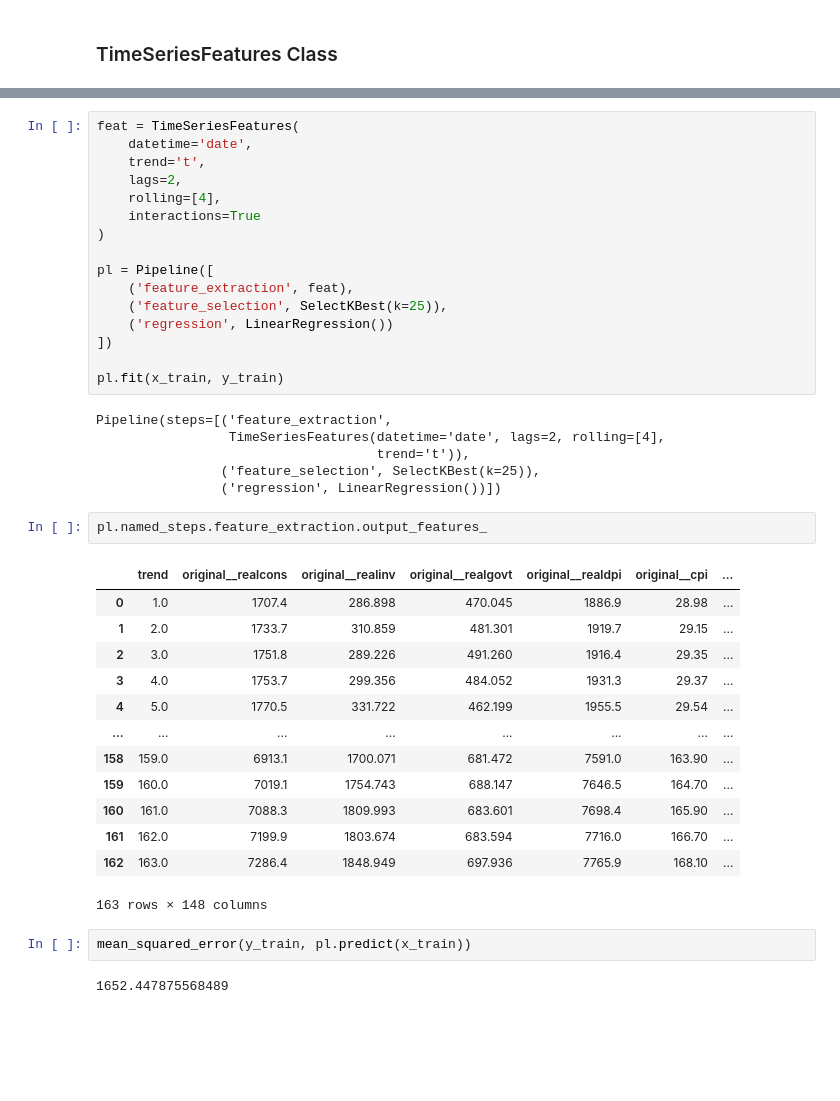
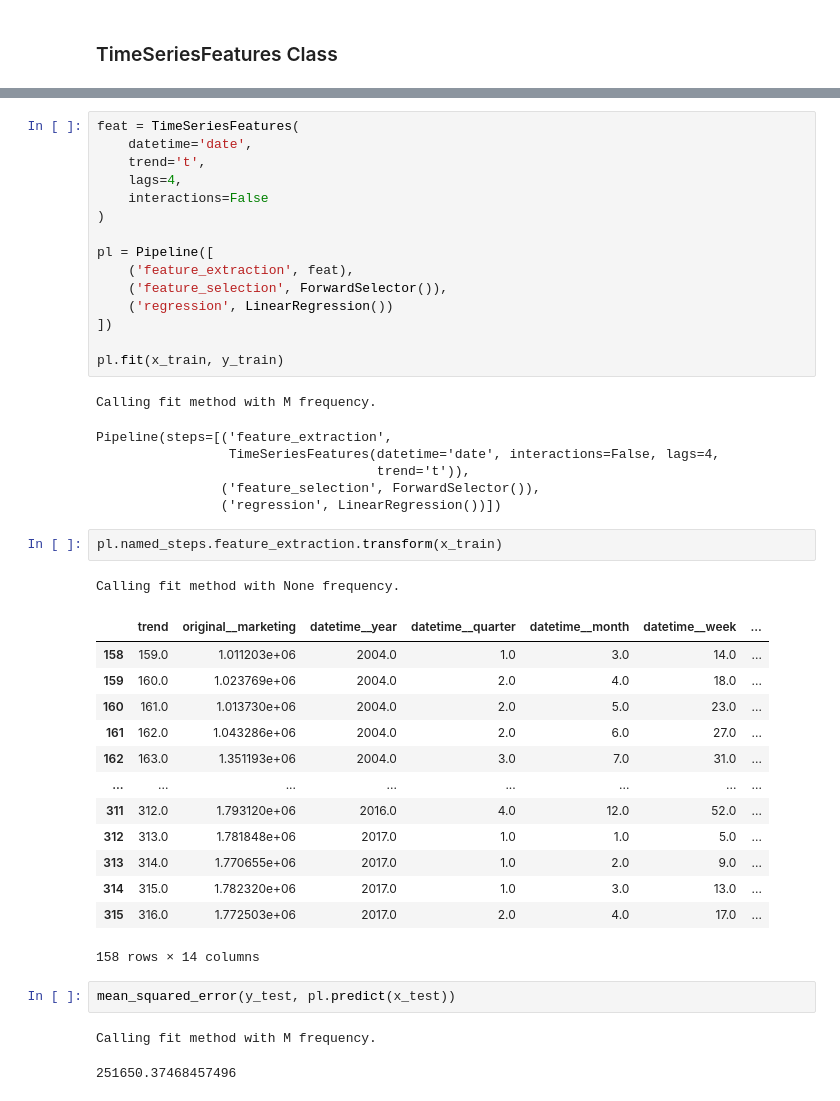
Before and after one commit to chris-santiago/tsfeast, a Jupyter notebook: notebooks/Example.ipynb, the cells around one changed output, grey strips where cells are left out. Cells and saved outputs as stored; diff of their text form; blank space fills up the shorter version.

```diff
--- a/notebooks/Example.ipynb
+++ b/notebooks/Example.ipynb
@@ -207,44 +171,46 @@ features.head()
 feat = TimeSeriesFeatures(
     datetime='date',
     trend='t',
-    lags=2,
-    rolling=[4],
-    interactions=True
+    lags=4,
+    interactions=False
 )
 
 pl = Pipeline([
     ('feature_extraction', feat),
-    ('feature_selection', SelectKBest(k=25)),
+    ('feature_selection', ForwardSelector()),
     ('regression', LinearRegression())
 ])
 
 pl.fit(x_train, y_train)
 # %% [output]
-Pipeline(steps=[('feature_extraction',
-                 TimeSeriesFeatures(datetime='date', lags=2, rolling=[4],
-                                    trend='t')),
-                ('feature_selection', SelectKBest(k=25)),
-                ('regression', LinearRegression())])
+Calling fit method with M frequency.
+Pipeline(steps=[('feature_extraction',
+                 TimeSeriesFeatures(datetime='date', interactions=False, lags=4,
+                                    trend='t')),
+                ('feature_selection', ForwardSelector()),
+                ('regression', LinearRegression())])
-# %%
-pl.named_steps.feature_extraction.output_features_
-# %% [output]
-|  | trend | original__realcons | original__realinv | original__realgovt | original__realdpi | original__cpi | ... |
-| 0 | 1.0 | 1707.4 | 286.898 | 470.045 | 1886.9 | 28.98 | ... |
-| 1 | 2.0 | 1733.7 | 310.859 | 481.301 | 1919.7 | 29.15 | ... |
-| 2 | 3.0 | 1751.8 | 289.226 | 491.260 | 1916.4 | 29.35 | ... |
-| 3 | 4.0 | 1753.7 | 299.356 | 484.052 | 1931.3 | 29.37 | ... |
-| 4 | 5.0 | 1770.5 | 331.722 | 462.199 | 1955.5 | 29.54 | ... |
-| ... | ... | ... | ... | ... | ... | ... | ... |
-| 158 | 159.0 | 6913.1 | 1700.071 | 681.472 | 7591.0 | 163.90 | ... |
-| 159 | 160.0 | 7019.1 | 1754.743 | 688.147 | 7646.5 | 164.70 | ... |
-| 160 | 161.0 | 7088.3 | 1809.993 | 683.601 | 7698.4 | 165.90 | ... |
-| 161 | 162.0 | 7199.9 | 1803.674 | 683.594 | 7716.0 | 166.70 | ... |
-| 162 | 163.0 | 7286.4 | 1848.949 | 697.936 | 7765.9 | 168.10 | ... |
-163 rows × 148 columns
+# %%
+pl.named_steps.feature_extraction.transform(x_train)
+# %% [output]
+Calling fit method with None frequency.
+|  | trend | original__marketing | datetime__year | datetime__quarter | datetime__month | datetime__week | ... |
+| 158 | 159.0 | 1.011203e+06 | 2004.0 | 1.0 | 3.0 | 14.0 | ... |
+| 159 | 160.0 | 1.023769e+06 | 2004.0 | 2.0 | 4.0 | 18.0 | ... |
+| 160 | 161.0 | 1.013730e+06 | 2004.0 | 2.0 | 5.0 | 23.0 | ... |
+| 161 | 162.0 | 1.043286e+06 | 2004.0 | 2.0 | 6.0 | 27.0 | ... |
+| 162 | 163.0 | 1.351193e+06 | 2004.0 | 3.0 | 7.0 | 31.0 | ... |
+| ... | ... | ... | ... | ... | ... | ... | ... |
+| 311 | 312.0 | 1.793120e+06 | 2016.0 | 4.0 | 12.0 | 52.0 | ... |
+| 312 | 313.0 | 1.781848e+06 | 2017.0 | 1.0 | 1.0 | 5.0 | ... |
+| 313 | 314.0 | 1.770655e+06 | 2017.0 | 1.0 | 2.0 | 9.0 | ... |
+| 314 | 315.0 | 1.782320e+06 | 2017.0 | 1.0 | 3.0 | 13.0 | ... |
+| 315 | 316.0 | 1.772503e+06 | 2017.0 | 2.0 | 4.0 | 17.0 | ... |
+158 rows × 14 columns
 # %%
-mean_squared_error(y_train, pl.predict(x_train))
+mean_squared_error(y_test, pl.predict(x_test))
 # %% [output]
-1652.447875568489
+Calling fit method with M frequency.
+251650.37468457496
 # %%
 new_features = pl.named_steps.feature_extraction.feature_names_
 mask = pl.named_steps.feature_selection.get_support()
```
Also changed, not shown: parts of 23 cells of this notebook, 1 other file.
